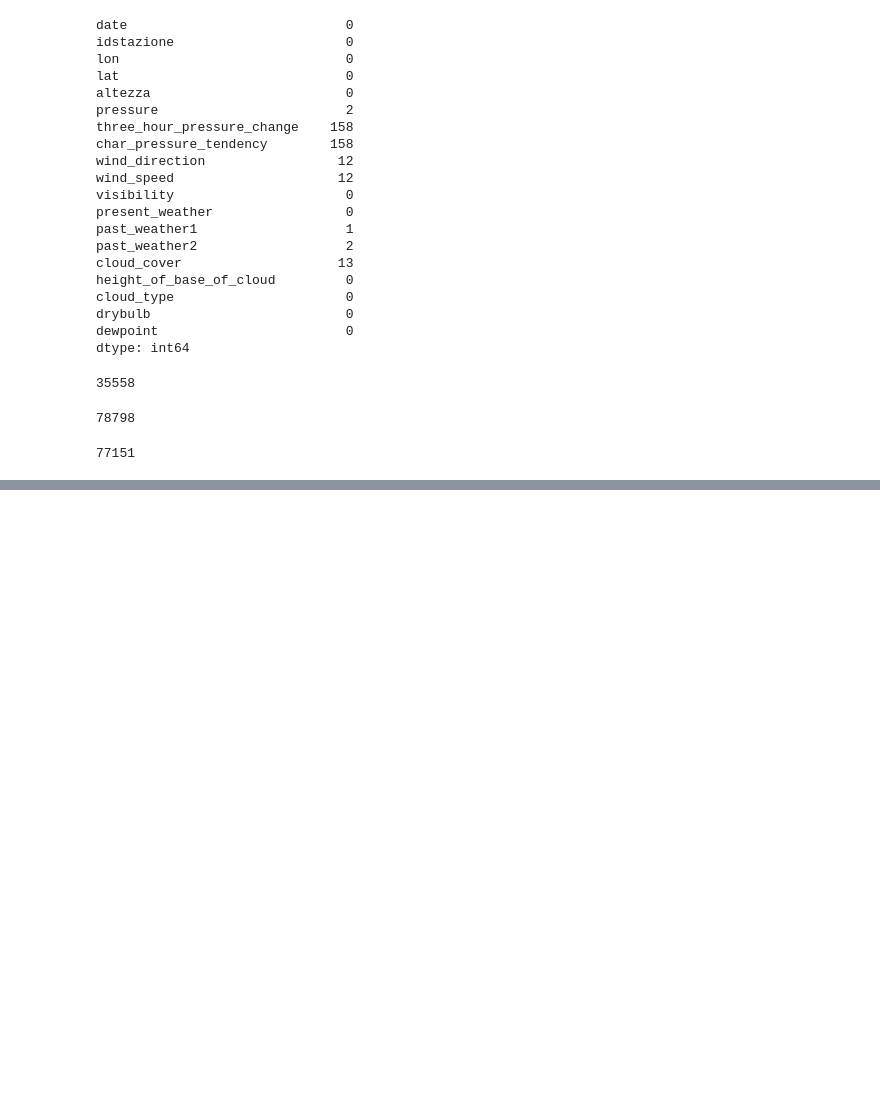
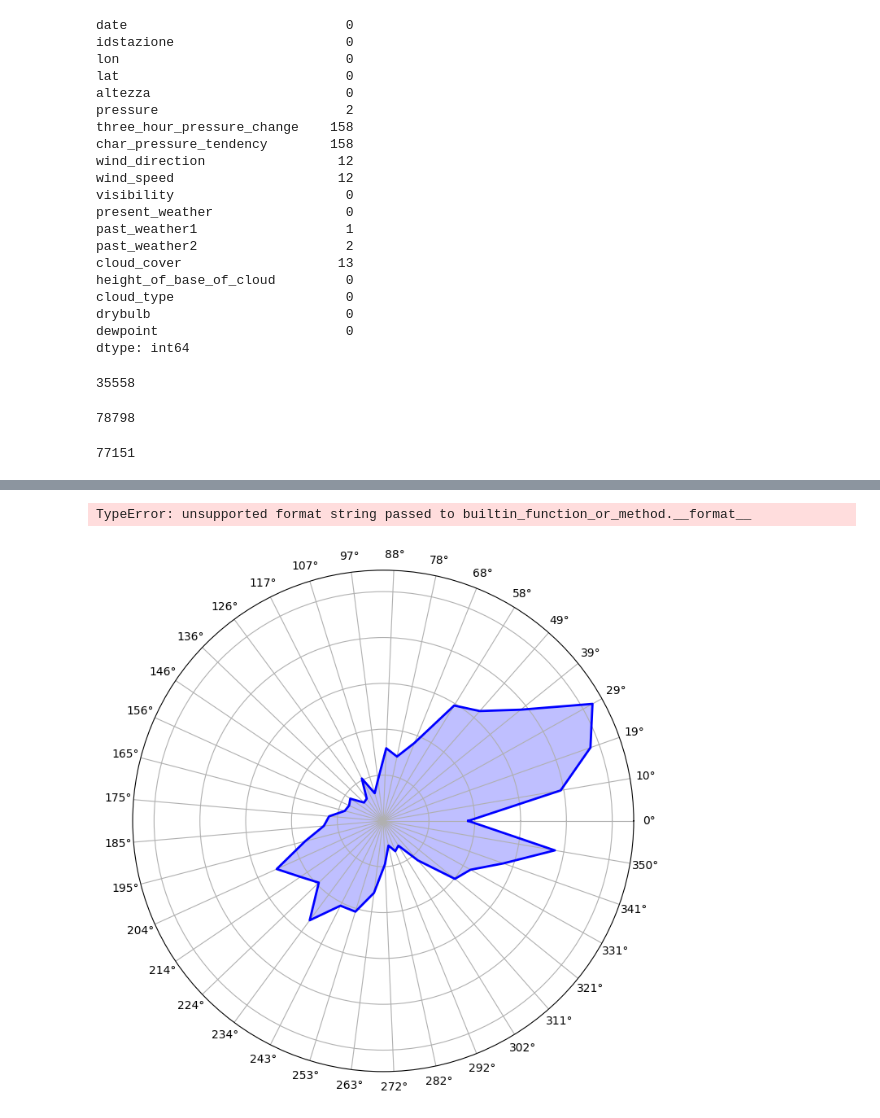
Before and after one commit to Faiz-Hussain650/Project_ML-, a Jupyter notebook: Working_project_ML_.ipynb, the cells around one changed output, grey strips where cells are left out. Saved outputs shown, nothing was run; the diff lists cells and outputs as text; code cells hidden in the pictures; blank space fills up the shorter version.

```diff
--- a/Working_project_ML_.ipynb
+++ b/Working_project_ML_.ipynb
@@ -866,0 +862,19 @@ len(Airport3)
+# %%
+# Polar plot / Wind rose plot for wind_direction (example using matplotlib)
+wind_dir_counts = Airport1['wind_direction'].value_counts().sort_index()
+angles = np.linspace(0, 2 * np.pi, len(wind_dir_counts), endpoint=False).tolist()
+angles += angles[:1]
+wind_dir_counts = wind_dir_counts.tolist()
+wind_dir_counts += wind_dir_counts[:1]
+
+fig, ax = plt.subplots(figsize=(8, 8), subplot_kw=dict(polar=True))
+ax.fill(angles, wind_dir_counts, color='blue', alpha=0.25)
+ax.plot(angles, wind_dir_counts, color='blue', linewidth=2)
+ax.set_yticklabels([])
+ax.set_xticks(angles[:-1])
+ax.set_xticklabels(wind_dir_counts.index)
+plt.title('Wind Rose Plot for Wind Directions')
+plt.show()
+# %% [output]
+TypeError: unsupported format string passed to builtin_function_or_method.__format__
+[figure, added]
```
Also changed, not shown: parts of 24 cells of this notebook.
